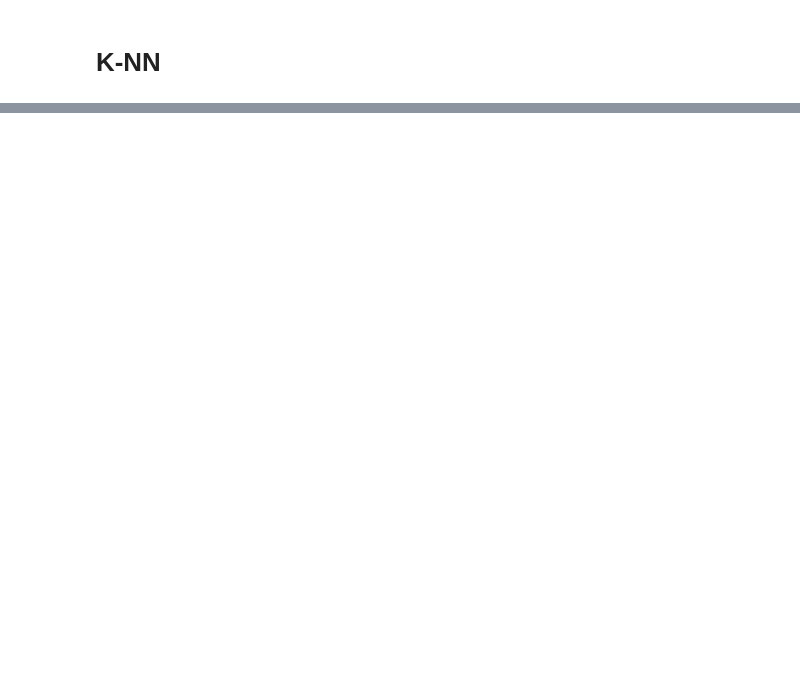
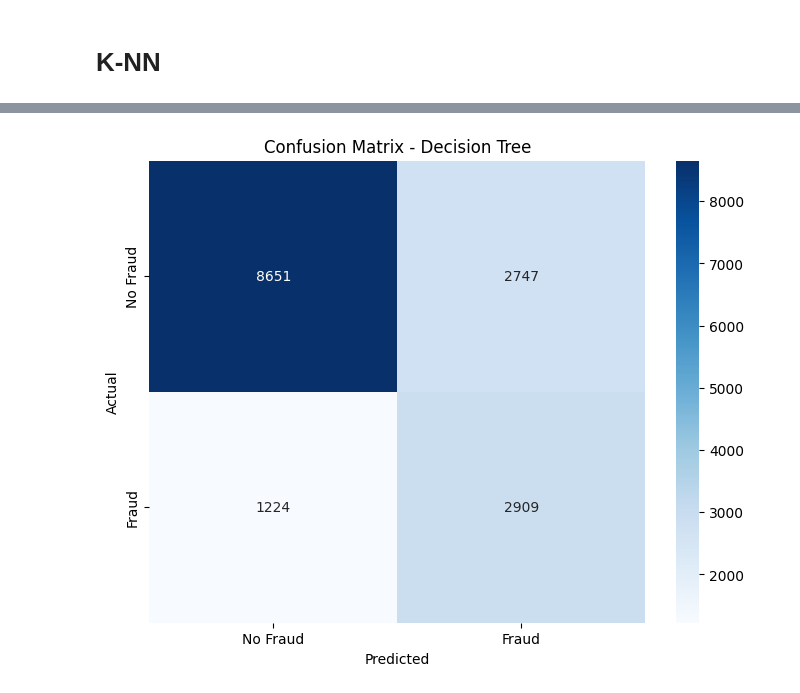
Before and after one commit to yeisondelatorre/parcial_ML, a Jupyter notebook: _sources/notebooks.ipynb, the cells around one changed output, grey strips where cells are left out. Cells and saved outputs as stored; diff of their text form; code cells hidden in the pictures; blank space fills up the shorter version.

```diff
--- a/_sources/notebooks.ipynb
+++ b/_sources/notebooks.ipynb
@@ -90,0 +395,85 @@ with your book. For more information about this, see [the Jupyter Book documenta
+# %%
+from sklearn.tree import DecisionTreeClassifier
+from skopt import BayesSearchCV
+from sklearn.model_selection import StratifiedKFold
+from sklearn.metrics import precision_score, recall_score, f1_score, roc_auc_score, confusion_matrix, roc_curve
+import matplotlib.pyplot as plt
+import seaborn as sns
+import pandas as pd
+
+# Paso 1: Modelo base
+dt_model = DecisionTreeClassifier(class_weight='balanced', random_state=42)
+
+# Paso 2: Espacio de búsqueda para hiperparámetros
+param_space_dt = {
+    'max_depth': (3, 30),                      # Profundidad del árbol
+    'min_samples_split': (2, 20),              # Mínimo de muestras para dividir un nodo
+    'min_samples_leaf': (1, 20),               # Mínimo de muestras en una hoja
+    'max_features': ['sqrt', 'log2', None]     # Número de características a considerar al dividir
+}
+
+# Paso 3: Validación cruzada
+cv = StratifiedKFold(n_splits=5)
+
+# Paso 4: Búsqueda bayesiana
+bayes_search_dt = BayesSearchCV(
+    estimator=dt_model,
+    search_spaces=param_space_dt,
+    scoring='roc_auc',
+    n_iter=30,
+    cv=cv,
+    n_jobs=-1,
+    verbose=3,
+    random_state=42
+)
+
+# Paso 5: Entrenamiento
+bayes_search_dt.fit(X_train, y_train)
+
+# Paso 6: Evaluación
+best_dt_model = bayes_search_dt.best_estimator_
+y_pred_dt = best_dt_model.predict(X_test)
+y_prob_dt = best_dt_model.predict_proba(X_test)[:, 1]
+
+# Métricas
+precision_dt = precision_score(y_test, y_pred_dt)
+recall_dt = recall_score(y_test, y_pred_dt)
+f1_dt = f1_score(y_test, y_pred_dt)
+roc_auc_dt = roc_auc_score(y_test, y_prob_dt)
+
+print(f"Precision: {precision_dt:.4f}")
+print(f"Recall: {recall_dt:.4f}")
+print(f"F1 Score: {f1_dt:.4f}")
+print(f"AUC: {roc_auc_dt:.4f}")
+
+# Matriz de confusión
+cm_dt = confusion_matrix(y_test, y_pred_dt)
+plt.figure(figsize=(8, 6))
+sns.heatmap(cm_dt, annot=True, fmt='d', cmap='Blues', xticklabels=['No Fraud', 'Fraud'], yticklabels=['No Fraud', 'Fraud'])
+plt.title('Confusion Matrix - Decision Tree')
+plt.ylabel('Actual')
+plt.xlabel('Predicted')
+plt.show()
+
+# Curva ROC
+fpr_dt, tpr_dt, _ = roc_curve(y_test, y_prob_dt)
+plt.figure(figsize=(8, 6))
+plt.plot(fpr_dt, tpr_dt, label=f'ROC curve (AUC = {roc_auc_dt:.4f})')
+plt.plot([0, 1], [0, 1], 'k--')
+plt.xlabel('False Positive Rate')
+plt.ylabel('True Positive Rate')
+plt.title('ROC Curve - Decision Tree')
+plt.legend(loc='lower right')
+plt.show()
+
+# Tabla de resultados
+results_dt = pd.DataFrame({
+    'Model': ['Decision Tree'],
+    'Precision': [precision_dt],
+    'Recall': [recall_dt],
+    'F1 Score': [f1_dt],
+    'AUC': [roc_auc_dt]
+})
+
+print(results_dt)
+# %% [output]
@@ -90,0 +497 @@ with your book. For more information about this, see [the Jupyter Book documenta
+[figure, added]
```
Also changed, not shown: parts of 32 cells of this notebook, 24 other files.
